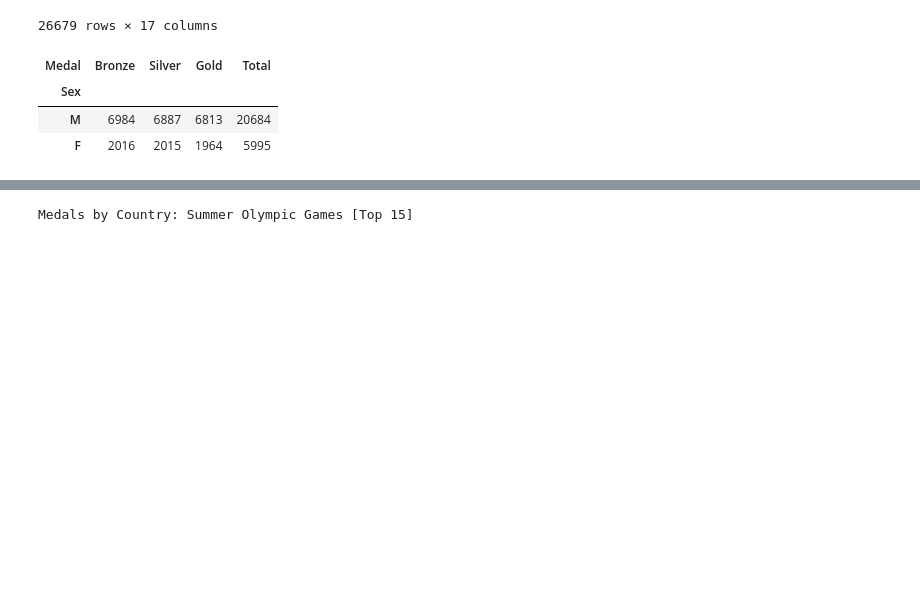
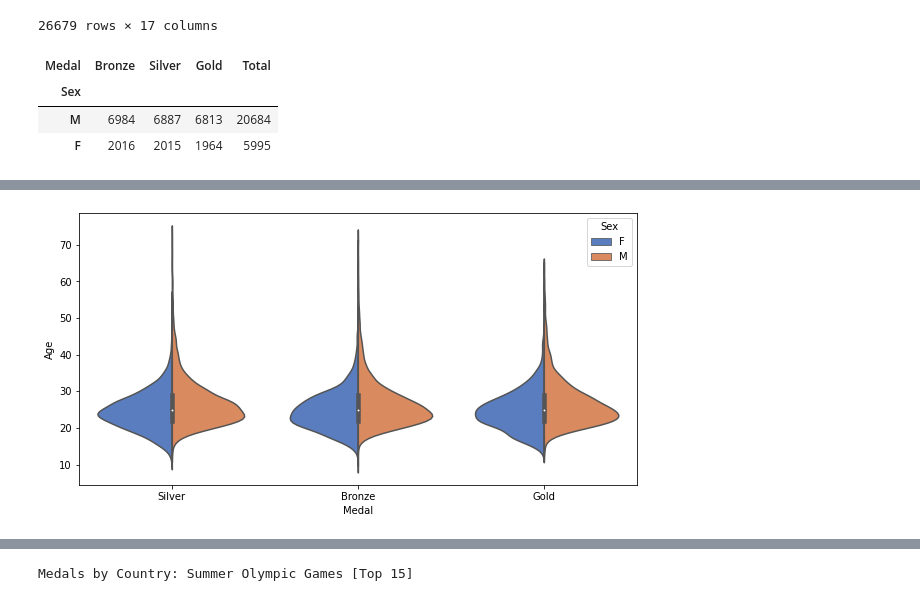
Before and after one commit to Nourankh20/Data-Visualization, a Jupyter notebook: Visualization.ipynb, the cells around one changed output, grey strips where cells are left out. Cells and saved outputs as stored; diff of their text form; code cells hidden in the pictures; blank space fills up the shorter version.

```diff
--- a/Visualization.ipynb
+++ b/Visualization.ipynb
@@ -490,0 +502,4 @@ plt.show()
+# %%
+var = sns.violinplot(x="Medal", y="Age", hue="Sex", data=Olympics_data_cleaned, palette="muted", split=True)
+# %% [output]
+[figure, added]
```
Also changed, not shown: parts of 22 cells of this notebook.
